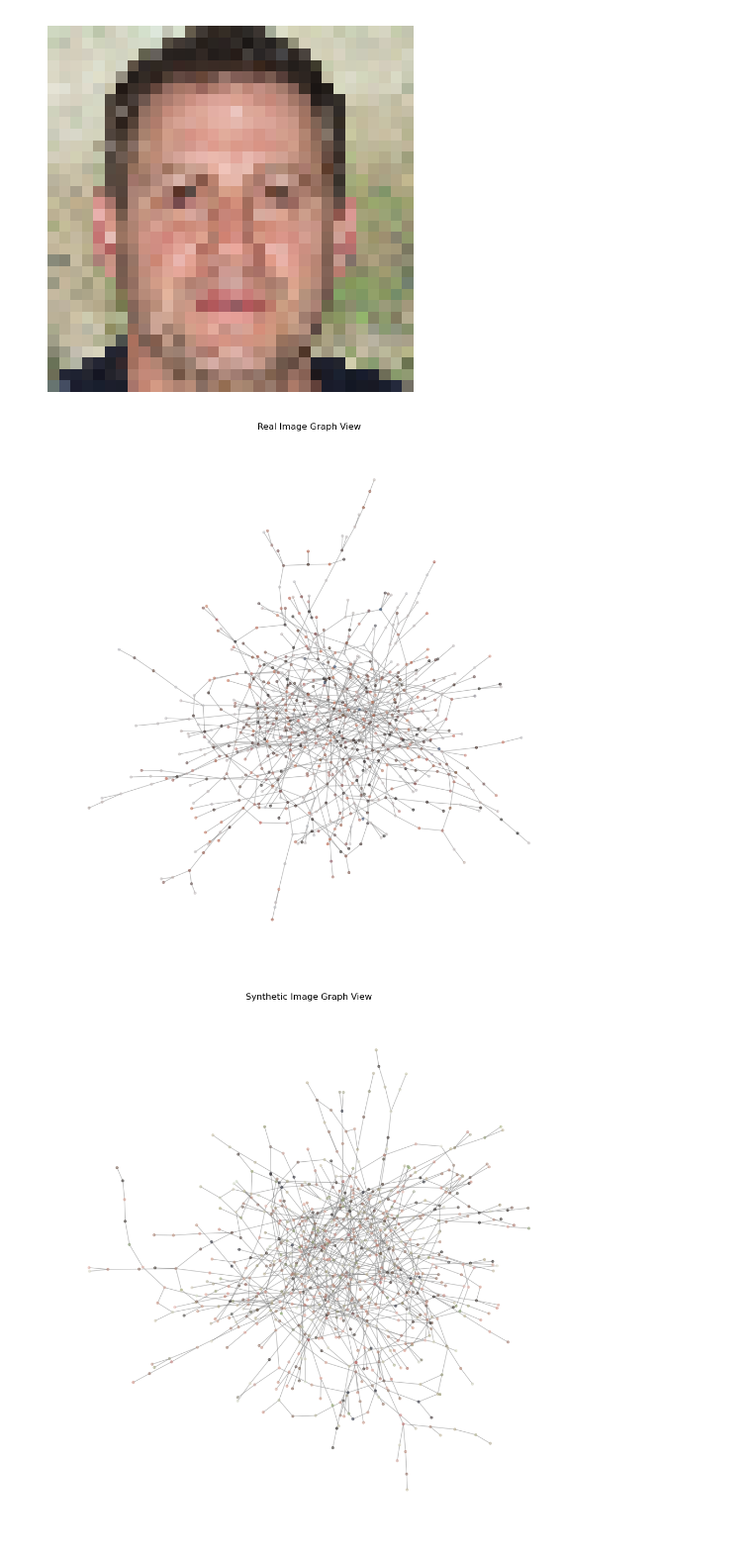
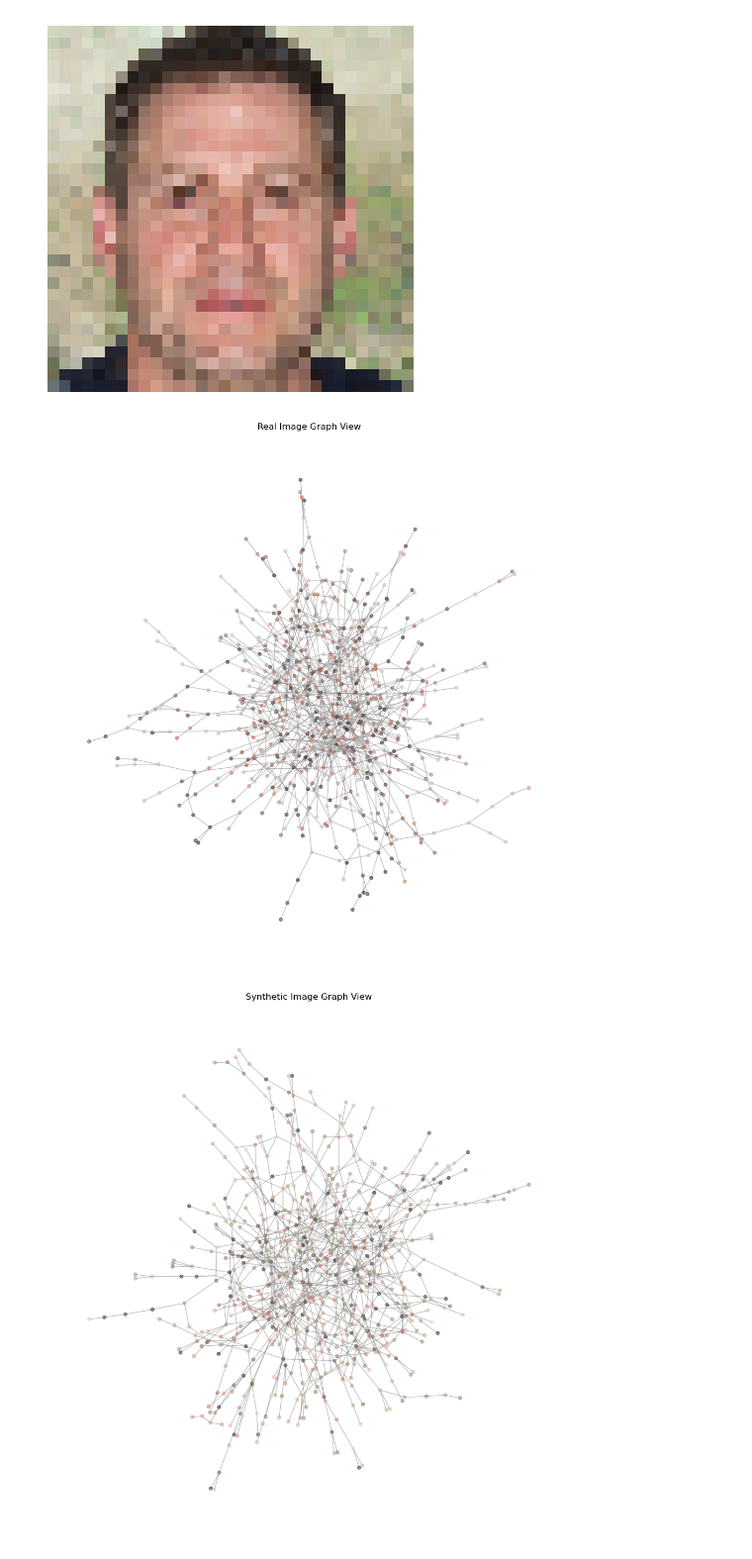
Before and after one commit to abl-77/graph-images, a Jupyter notebook: visualizations.ipynb, the cells around one changed output. Shown at 99% size. Saved outputs shown, nothing was run; the diff lists cells and outputs as text; code cells hidden in the pictures.

```diff
--- a/visualizations.ipynb
+++ b/visualizations.ipynb
@@ -44,34 +44,34 @@ import matplotlib.pyplot as plt
 from weight_graph_conversion import get_coordinates
 
 real_c = max(nx.connected_components(real_g), key=len).copy()
 real_sub = real_g.subgraph(real_c).copy()
 
 real_pos = nx.spring_layout(real_sub)
 
 real_colors = []
 for node in real_sub.nodes():
     real_colors.append(real_reduced[get_coordinates(node, dim)]/255)
 
 fake_c = max(nx.connected_components(fake_g), key=len).copy()
 fake_sub = fake_g.subgraph(fake_c).copy()
 
 fake_pos = nx.spring_layout(fake_sub)
 
 fake_colors = []
 for node in fake_sub.nodes():
     fake_colors.append(fake_reduced[get_coordinates(node, dim)]/255)
 
 plt.figure(figsize=(10, 10))
-nx.draw(real_sub, real_pos, node_size=10, edge_color='gray', node_color=real_colors, alpha=0.5)
+nx.draw(real_sub, real_pos, node_size=20, edge_color='gray', node_color=real_colors, alpha=0.5)
 plt.title("Real Image Graph View")
 plt.axis("off")
 plt.show()
 
 plt.figure(figsize=(10, 10))
-nx.draw(fake_sub, fake_pos, node_size=10, edge_color='gray', node_color=fake_colors, alpha=0.5)
+nx.draw(fake_sub, fake_pos, node_size=20, edge_color='gray', node_color=fake_colors, alpha=0.5)
 plt.title("Synthetic Image Graph View")
 plt.axis("off")
 plt.show()
 # %% [output]
-[figure, old version]
+[figure, new version]
-[figure, old version]
+[figure, new version]
```
Also changed, not shown: parts of 1 cell of this notebook.
